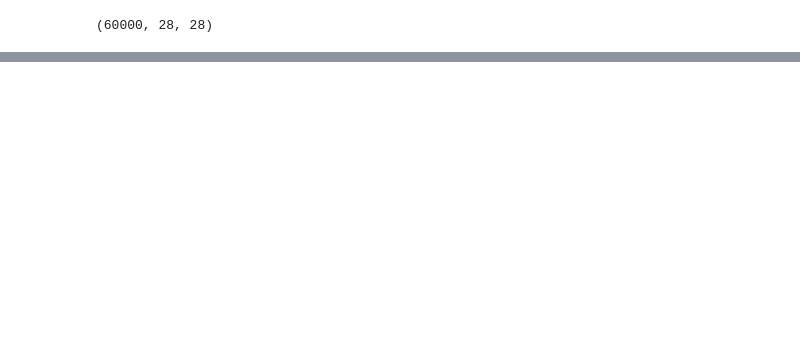
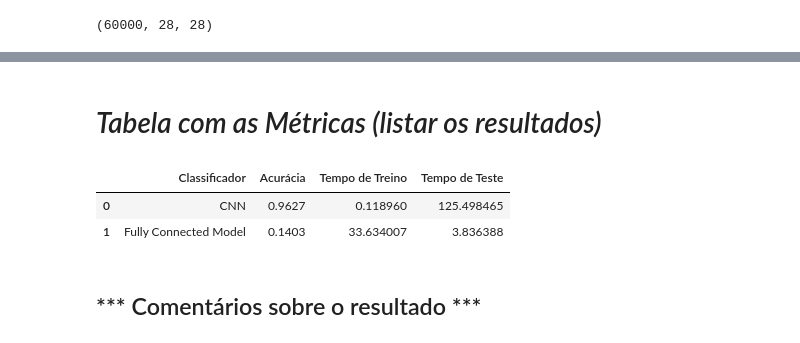
Before and after one commit to VivianeSouza923/neural-network-analysis, a Jupyter notebook: Viviane Pinto de Souza.ipynb, the cells around one changed output, grey strips where cells are left out. Saved outputs shown, nothing was run; the diff lists cells and outputs as text; code cells hidden in the pictures; blank space fills up the shorter version.

```diff
--- a/Viviane Pinto de Souza.ipynb
+++ b/Viviane Pinto de Souza.ipynb
@@ -296,0 +508,35 @@ tempo_de_teste = []
+# %%
+qda = QuadraticDiscriminantAnalysis()
+tit_qda = time.time()
+qda.fit(X_train, y_train)
+tft_qda = time.time()
+# %%
+ti_qda = time.time()
+qda_predicted = qda.predict(X_test)
+tf_qda = time.time()
+# %%
+acu_qda = accuracy_score(y_test, qda_predicted)
+acuracia.append(acu_qda)
+# %%
+tempo_de_treino_qda = tft_qda - tit_qda
+tempo_de_treino.append(tempo_de_treino_qda)
+tempo_de_teste_qda = tf_qda - ti_qda
+tempo_de_teste.append(tempo_de_teste_qda)
+# %% [markdown]
+# *Tabela com as Métricas (listar os resultados)*
+# %%
+columns = ['Classificador', 'Acurácia', 'Tempo de Treino', 'Tempo de Teste']
+linha = ['CNN', 'Fully Connected Model', 'MLP', 'KNN', 'QDA']
+
+df_linha = pd.DataFrame(data = linha, columns = ['Classificador'] )
+df_acu = pd.DataFrame(data = acuracia, columns = ['Acurácia'])
+df_tempo_de_treino = pd.DataFrame(data = tempo_de_treino, columns = ['Tempo de Treino'])
+df_tempo_de_teste = pd.DataFrame(data = tempo_de_teste, columns = ['Tempo de Teste'])
+
+pd.concat([df_linha, df_acu, df_tempo_de_treino, df_tempo_de_teste], axis = 1, join = 'inner')
+# %% [output]
+|  | Classificador | Acurácia | Tempo de Treino | Tempo de Teste |
+| 0 | CNN | 0.9627 | 0.118960 | 125.498465 |
+| 1 | Fully Connected Model | 0.1403 | 33.634007 | 3.836388 |
+# %% [markdown]
+## *** Comentários sobre o resultado ***
```
Also changed, not shown: parts of 24 cells of this notebook.
